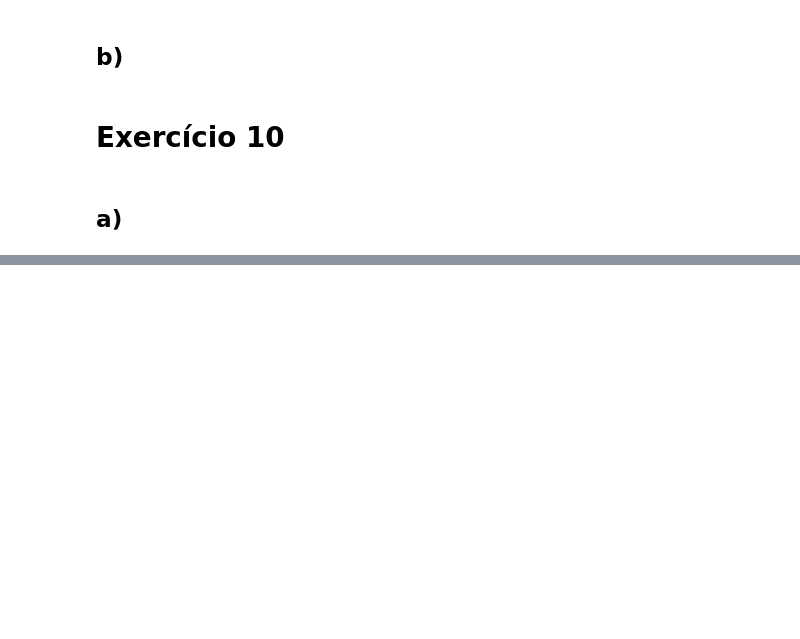
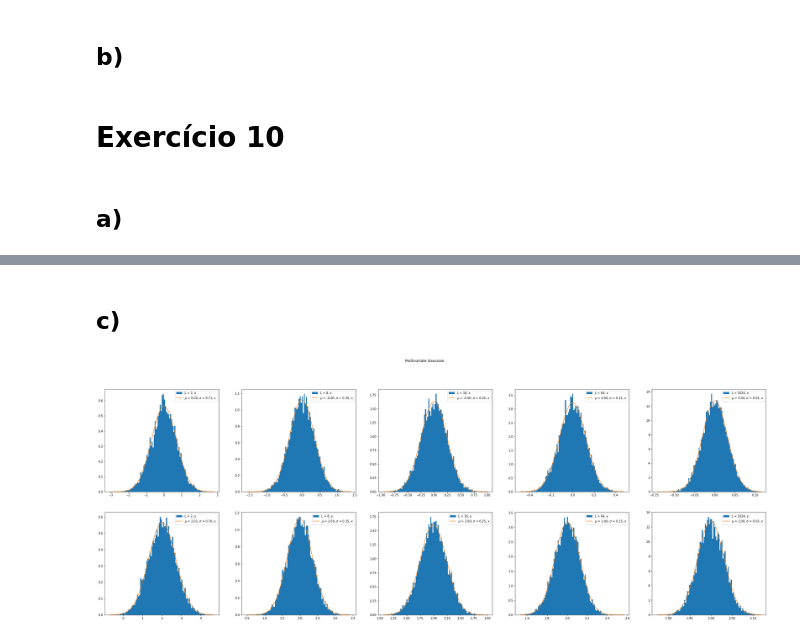
Before and after one commit to caioolivv/data_analysis, a Jupyter notebook: Statistics/lista_de_exercicios_1.ipynb, the cells around one changed output, grey strips where cells are left out. Saved outputs shown, nothing was run; the diff lists cells and outputs as text; code cells hidden in the pictures; blank space fills up the shorter version.

```diff
--- a/Statistics/lista_de_exercicios_1.ipynb
+++ b/Statistics/lista_de_exercicios_1.ipynb
@@ -461,0 +515,33 @@ Estimator 8: x = 9.9662
+# %% [markdown]
+## c)
+# %%
+fig, ax = plt.subplots(2, 5, figsize=(40,14), facecolor="white")
+
+fig.suptitle('Multivariate Gaussian')
+
+L = [2, 8, 16, 64, 1024]
+N = 10000
+
+for i in range(len(L)):
+    samples = [np.random.multivariate_normal([0,2], [[1, 0.5],[0.5, 1]], N) for a in range(L[i])]
+    z = []
+    for j in range(N):
+        x = sum([samples[k][j][0] for k in range(L[i])])/L[i]
+        y = sum([samples[k][j][1] for k in range(L[i])])/L[i]
+        z.append([x, y])
+    x = [zi[0] for zi in z]
+    y = [zi[1] for zi in z]
+    avg = [sum([xi for xi in x])/len(x), sum([yi for yi in y])/len(y)]
+    sigma = [np.sqrt(sum([(xi - avg[0])**2/len(x) for xi in x])), np.sqrt(sum([(yi - avg[1])**2/len(y) for yi in y]))]
+
+    a = np.linspace(min(x), max(x), 10000)
+    b = np.linspace(min(y), max(y), 10000)
+
+    ax[0][i].hist(x, bins=100, density=True, label=f'L = {L[i]}, x')
+    ax[0][i].plot(a, stats.norm.pdf(a, avg[0], sigma[0]), label=f'$\mu$ = {avg[0]:.2f}, $\sigma$ = {sigma[0]:.2f}, x')
+    ax[0][i].legend()
+    ax[1][i].hist(y, bins=100, density=True, label=f'L = {L[i]}, y')
+    ax[1][i].plot(b, stats.norm.pdf(b, avg[1], sigma[1]), label=f'$\mu$ = {avg[1]:.2f}, $\sigma$ = {sigma[1]:.2f}, x')
+    ax[1][i].legend()
+# %% [output]
+[figure, added]
```
Also changed, not shown: parts of 4 cells of this notebook.
